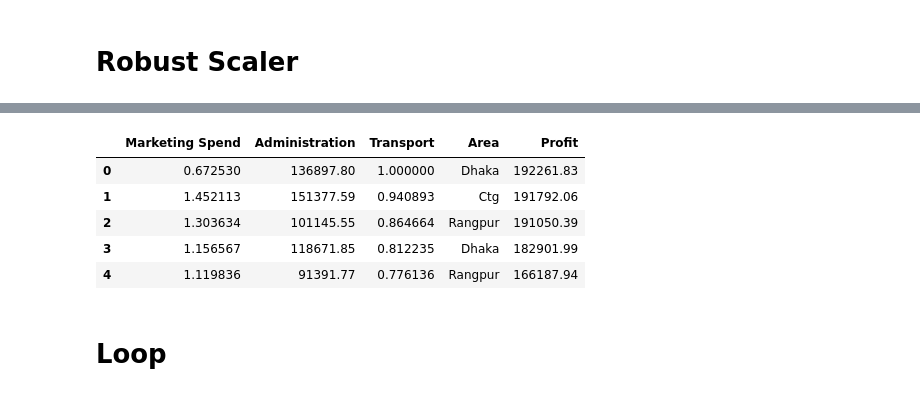
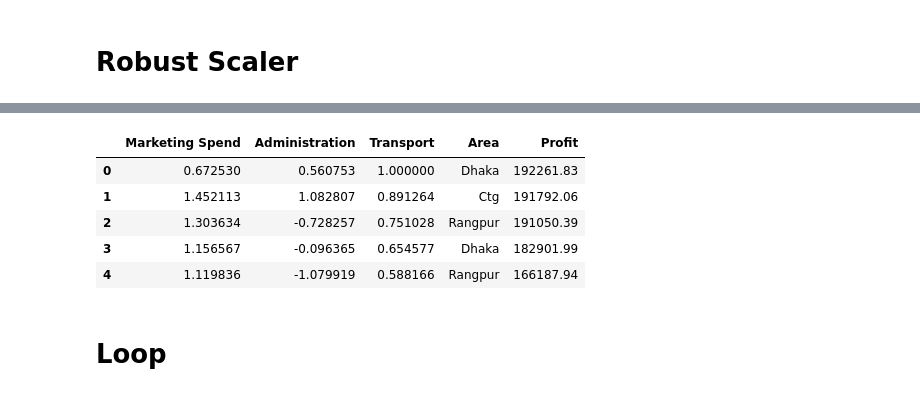
Before and after one commit to rabbi303/Python_Assignments, a Jupyter notebook: rabbi_ds_assignment_05.ipynb, the cells around one changed output, grey strips where cells are left out. Saved outputs shown, nothing was run; the diff lists cells and outputs as text; code cells hidden in the pictures.

```diff
--- a/rabbi_ds_assignment_05.ipynb
+++ b/rabbi_ds_assignment_05.ipynb
@@ -35,2 +33,2 @@ std = StandardScaler()'''
 # %%
-'''df_ad = std.fit(df[['Administration']])'''
+df_ad = std.fit(df[['Administration']])
@@ -41,8 +39,8 @@ std = StandardScaler()'''
 # %%
-#df.Administration = std.transform(df[['Administration']])
+df.Administration = std.transform(df[['Administration']])
 # %%
 #df.head(10)
 # %%
-'''df.Transport = std.fit_transform(df[['Transport']])
-df.head()'''
+df.Transport = std.fit_transform(df[['Transport']])
+df.head()
 # %% [output]
@@ -70,4 +83,4 @@ x.head()'''
 # %%
-'''df['Marketing Spend'] = Min_Max_Scaler.fit_transform(df[['Marketing Spend']])
-df.head()'''
+df['Marketing Spend'] = Min_Max_Scaler.fit_transform(df[['Marketing Spend']])
+df.head()
 # %% [output]
@@ -139,13 +161,13 @@ df.head()
 # %%
-#df['Marketing Spend'] = robus_scale.fit_transform(df[['Marketing Spend']])
+df['Marketing Spend'] = robus_scale.fit_transform(df[['Marketing Spend']])
 df.head()
 # %% [output]
 |  | Marketing Spend | Administration | Transport | Area | Profit |
-| 0 | 0.672530 | 136897.80 | 1.000000 | Dhaka | 192261.83 |
-| 1 | 1.452113 | 151377.59 | 0.940893 | Ctg | 191792.06 |
-| 2 | 1.303634 | 101145.55 | 0.864664 | Rangpur | 191050.39 |
-| 3 | 1.156567 | 118671.85 | 0.812235 | Dhaka | 182901.99 |
-| 4 | 1.119836 | 91391.77 | 0.776136 | Rangpur | 166187.94 |
+| 0 | 0.672530 | 0.560753 | 1.000000 | Dhaka | 192261.83 |
+| 1 | 1.452113 | 1.082807 | 0.891264 | Ctg | 191792.06 |
+| 2 | 1.303634 | -0.728257 | 0.751028 | Rangpur | 191050.39 |
+| 3 | 1.156567 | -0.096365 | 0.654577 | Dhaka | 182901.99 |
+| 4 | 1.119836 | -1.079919 | 0.588166 | Rangpur | 166187.94 |
 # %% [markdown]
 # Loop
 # %%
```
Also changed, not shown: parts of 14 cells of this notebook.
